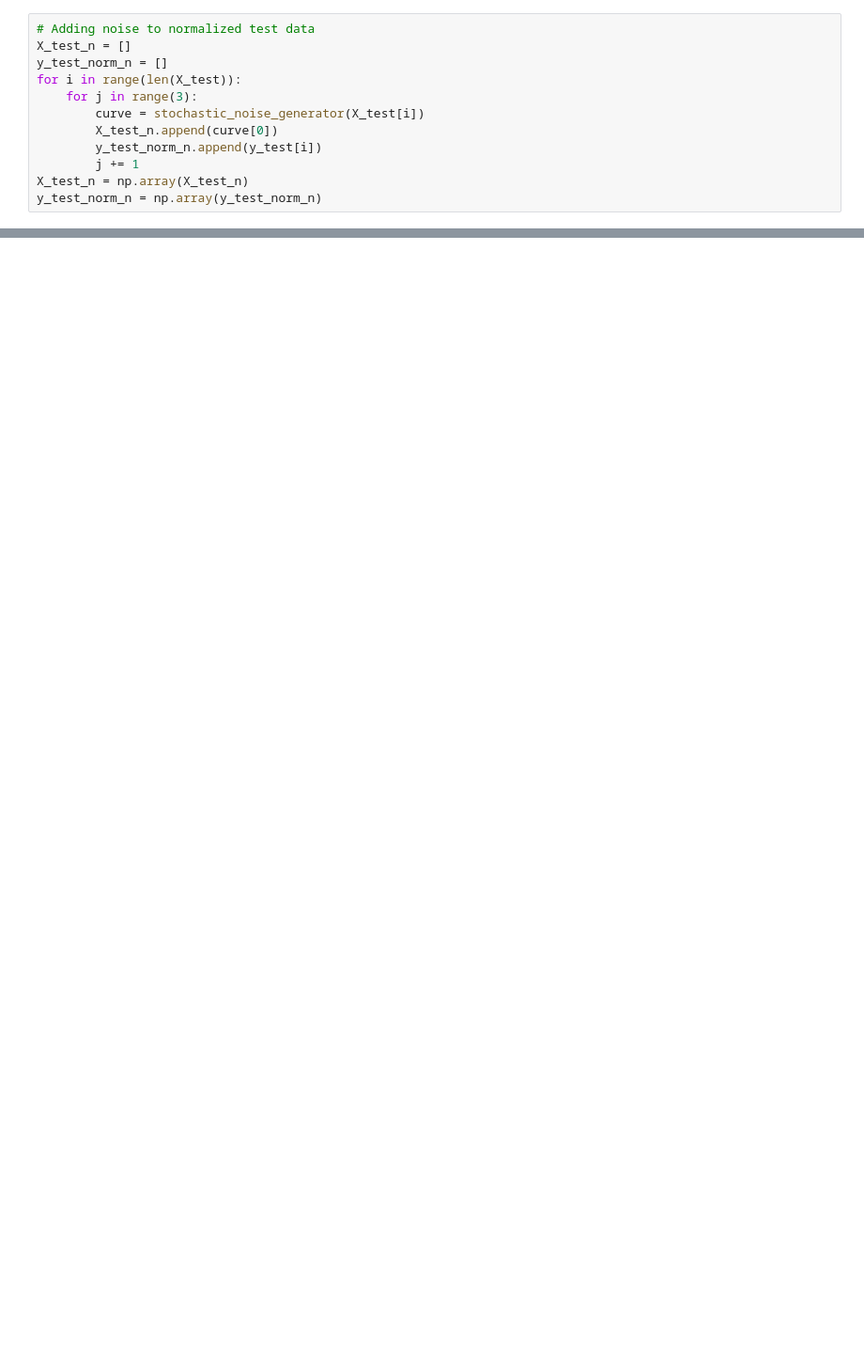
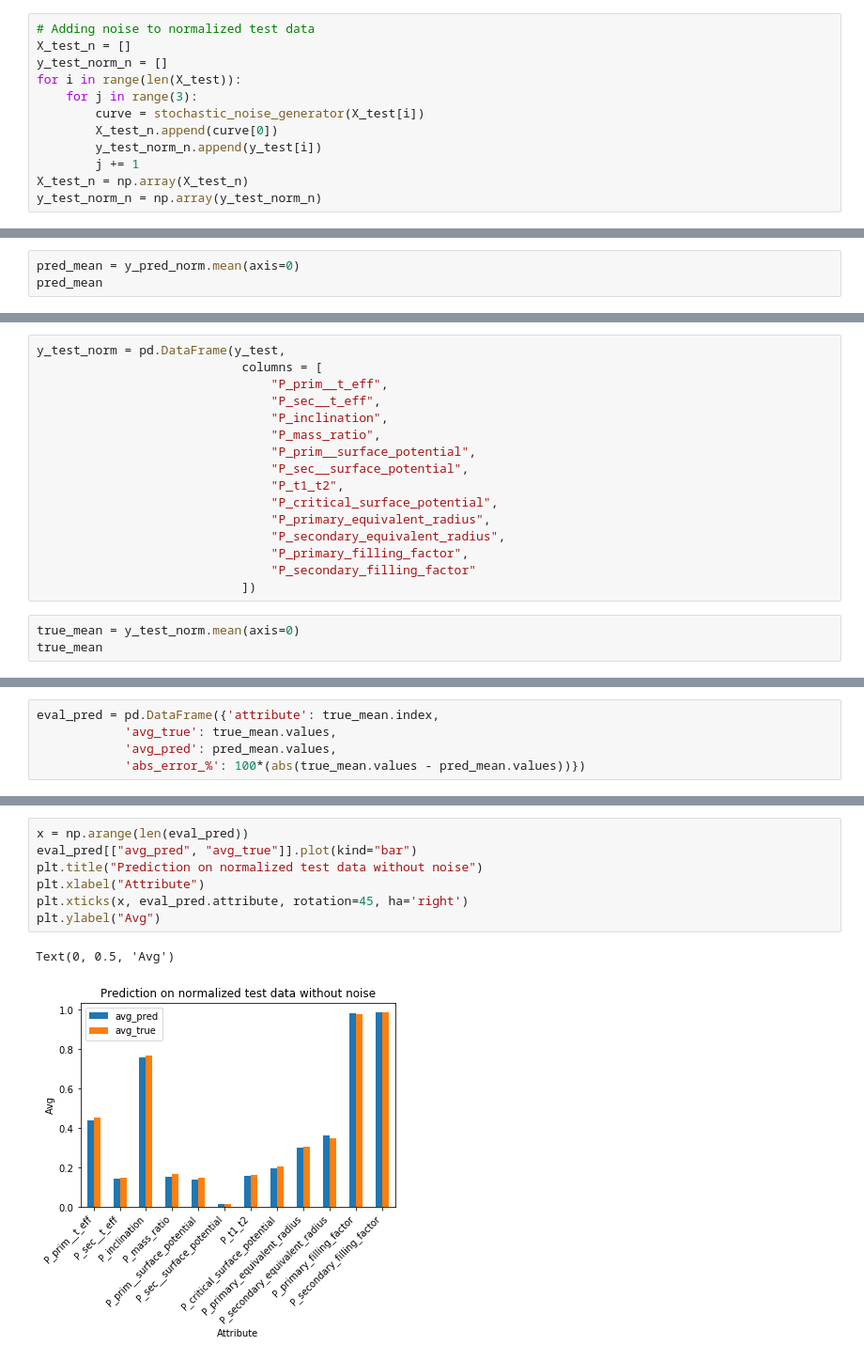
Before and after one commit to AdriNemcikova/DP, a Jupyter notebook: NORM_detached_all_params.ipynb, the cells around one changed output, grey strips where cells are left out. Shown at 94% size. Cells and saved outputs as stored; diff of their text form; blank space fills up the shorter version.

Commit message:
update script for norm all params

```diff
--- a/NORM_detached_all_params.ipynb
+++ b/NORM_detached_all_params.ipynb
@@ -226,0 +260,3 @@ model.evaluate(X_test_n, y_test_norm_n)
+# %%
+pred_mean = y_pred_norm.mean(axis=0)
+pred_mean
@@ -226,0 +277,19 @@ model.evaluate(X_test_n, y_test_norm_n)
+# %%
+y_test_norm = pd.DataFrame(y_test,
+                            columns = [
+                                "P_prim__t_eff",
+                                "P_sec__t_eff",
+                                "P_inclination",
+                                "P_mass_ratio",
+                                "P_prim__surface_potential",
+                                "P_sec__surface_potential",
+                                "P_t1_t2",
+                                "P_critical_surface_potential",
+                                "P_primary_equivalent_radius",
+                                "P_secondary_equivalent_radius",
+                                "P_primary_filling_factor",
+                                "P_secondary_filling_factor"
+                            ])
+# %%
+true_mean = y_test_norm.mean(axis=0)
+true_mean
@@ -226,0 +310,5 @@ model.evaluate(X_test_n, y_test_norm_n)
+# %%
+eval_pred = pd.DataFrame({'attribute': true_mean.index,
+            'avg_true': true_mean.values,
+            'avg_pred': pred_mean.values,
+            'abs_error_%': 100*(abs(true_mean.values - pred_mean.values))})
@@ -226,0 +331,10 @@ model.evaluate(X_test_n, y_test_norm_n)
+# %%
+x = np.arange(len(eval_pred))
+eval_pred[["avg_pred", "avg_true"]].plot(kind="bar")
+plt.title("Prediction on normalized test data without noise")
+plt.xlabel("Attribute")
+plt.xticks(x, eval_pred.attribute, rotation=45, ha='right')
+plt.ylabel("Avg")
+# %% [output]
+Text(0, 0.5, 'Avg')
+[figure, added]
```
Also changed, not shown: parts of 9 cells of this notebook.
